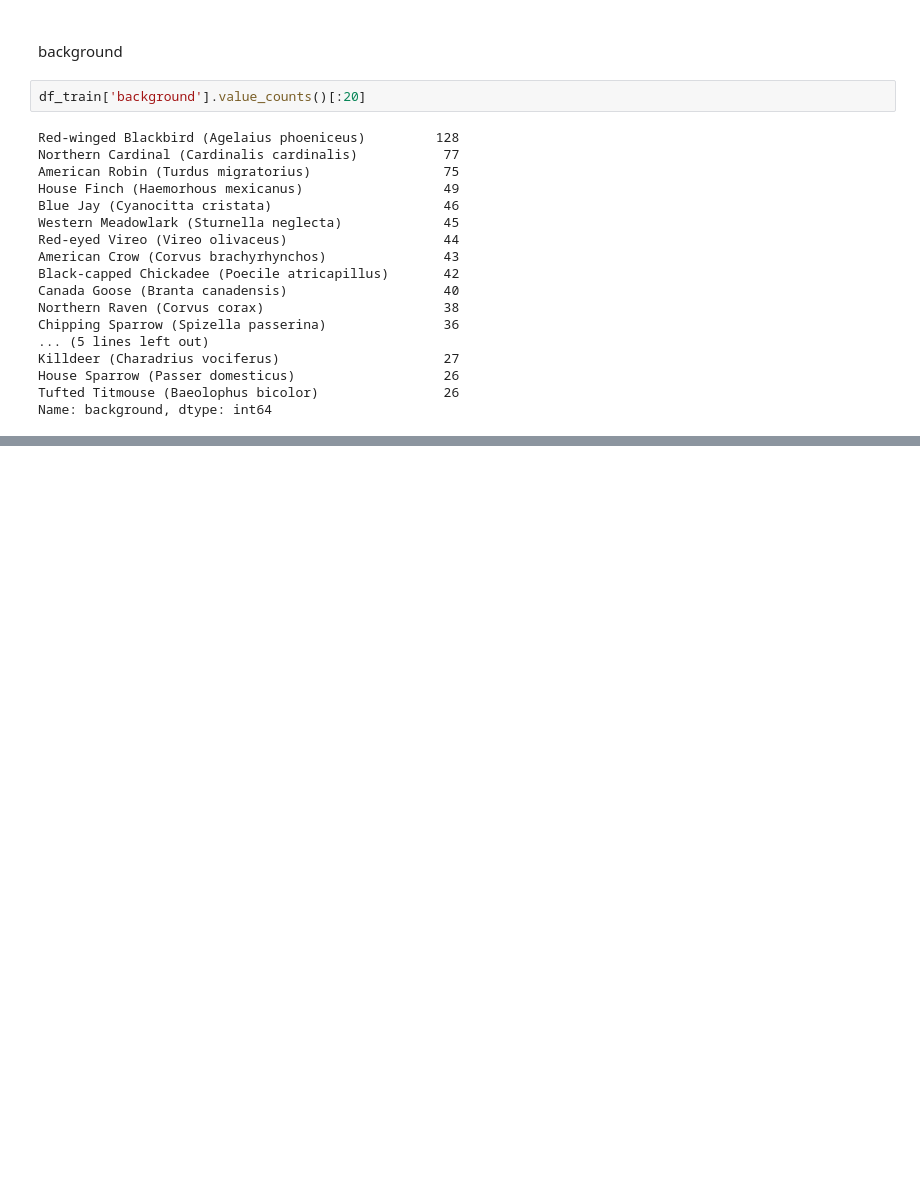
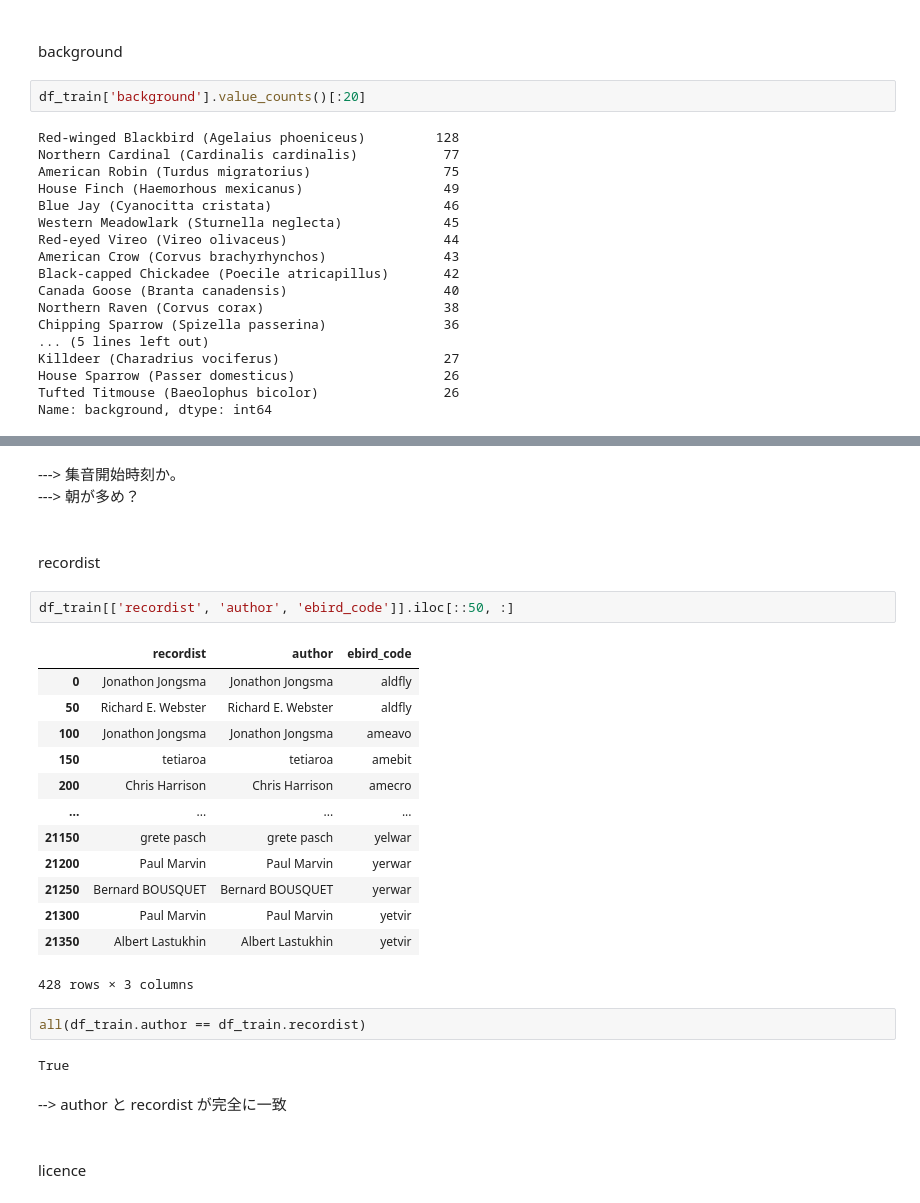
Before and after one commit to fkubota/kaggle-Cornell-Birdcall-Identification, a Jupyter notebook: nb/001_eda.ipynb, the cells around one changed output, grey strips where cells are left out. Cells and saved outputs as stored; diff of their text form; blank space fills up the shorter version.

```diff
--- a/nb/001_eda.ipynb
+++ b/nb/001_eda.ipynb
@@ -747,0 +898,33 @@ Name: background, dtype: int64
+# %% [markdown]
+---> 集音開始時刻か。
+---> 朝が多め？
+# %% [markdown]
+<br>
+
+recordist
+# %%
+df_train[['recordist', 'author', 'ebird_code']].iloc[::50, :]
+# %% [output]
+|  | recordist | author | ebird_code |
+| 0 | Jonathon Jongsma | Jonathon Jongsma | aldfly |
+| 50 | Richard E. Webster | Richard E. Webster | aldfly |
+| 100 | Jonathon Jongsma | Jonathon Jongsma | ameavo |
+| 150 | tetiaroa | tetiaroa | amebit |
+| 200 | Chris Harrison | Chris Harrison | amecro |
+| ... | ... | ... | ... |
+| 21150 | grete pasch | grete pasch | yelwar |
+| 21200 | Paul Marvin | Paul Marvin | yerwar |
+| 21250 | Bernard BOUSQUET | Bernard BOUSQUET | yerwar |
+| 21300 | Paul Marvin | Paul Marvin | yetvir |
+| 21350 | Albert Lastukhin | Albert Lastukhin | yetvir |
+428 rows × 3 columns
+# %%
+all(df_train.author == df_train.recordist)
+# %% [output]
+True
+# %% [markdown]
+--> author と recordist が完全に一致
+# %% [markdown]
+<br>
+
+licence
```
Also changed, not shown: parts of 20 cells of this notebook, 2 other files.
